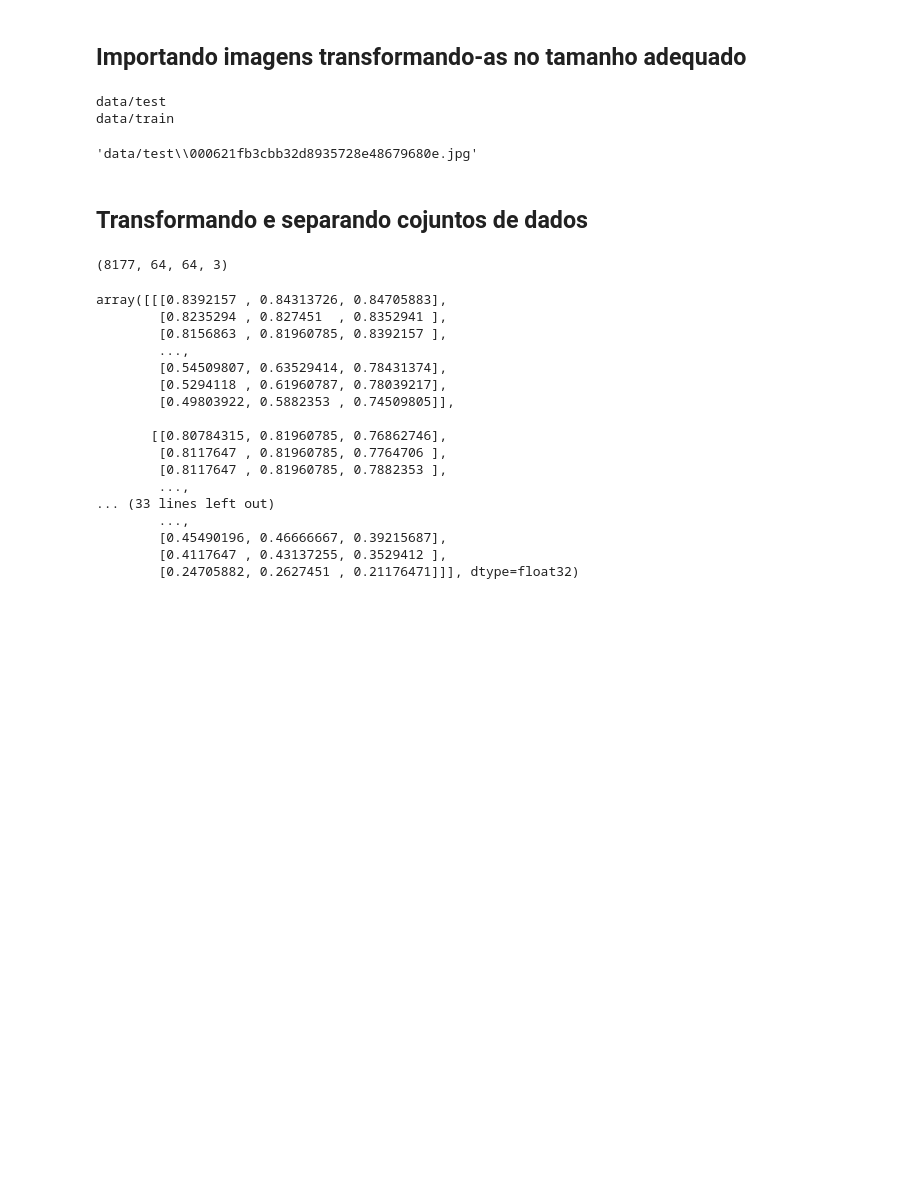
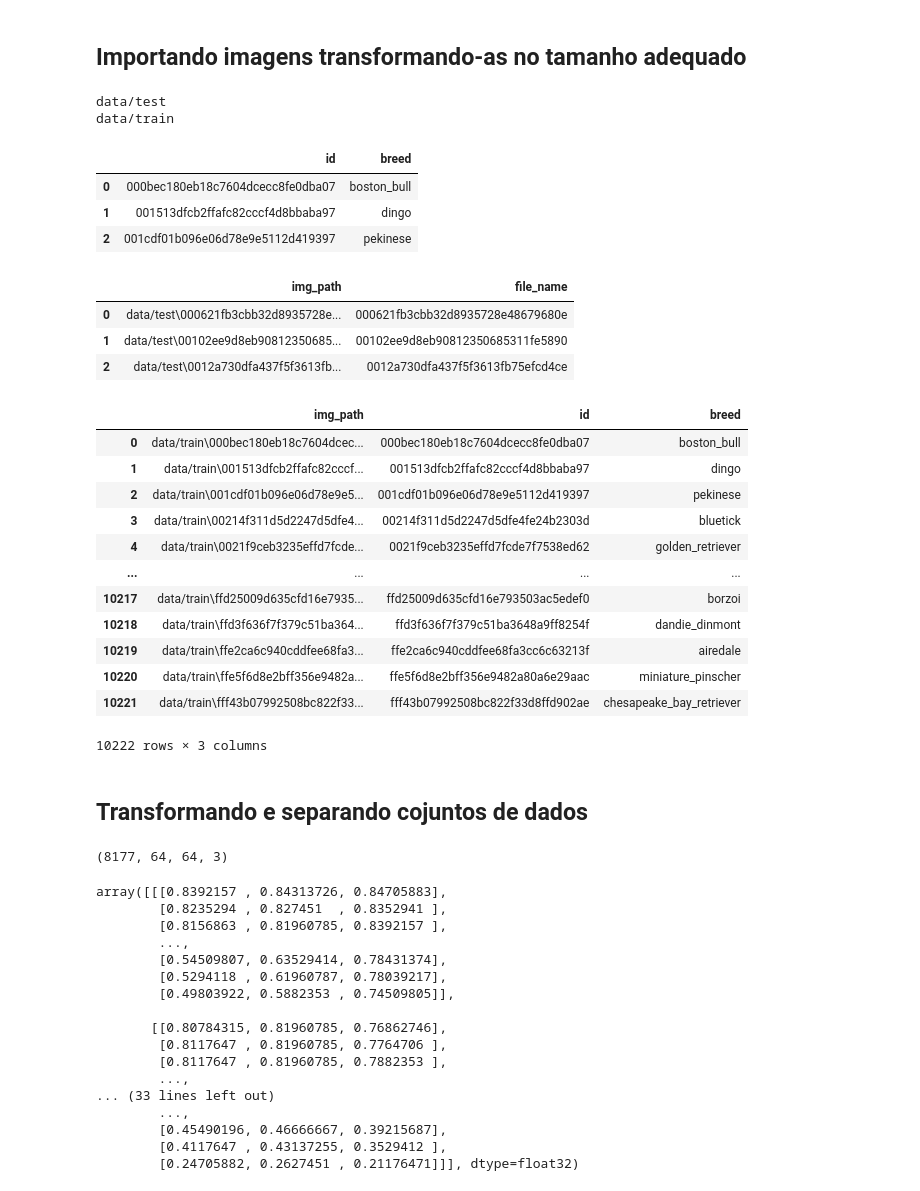
Before and after one commit to vector-b/VAE-Dogs, a Jupyter notebook: VAE-Dogs.ipynb, the cells around one changed output. Saved outputs shown, nothing was run; the diff lists cells and outputs as text; code cells hidden in the pictures; blank space fills up the shorter version.

Commit message:
Fixed Labels

```diff
--- a/VAE-Dogs.ipynb
+++ b/VAE-Dogs.ipynb
@@ -39,11 +43,12 @@ dirs
 ## Importando imagens transformando-as no tamanho adequado
 # %%
 #Carregando as imagens
-def carrega_imagens(paths, dirs):
+def carrega_imagens(paths,label_list, dirs):
     for i in dirs:
         for r, d, f in os.walk(libpath+i):
             print(libpath+i)
             for file in f:
                 if '.jpg' or '.jpeg' in file:
                     paths.append(os.path.join(r, file))
-    return paths
+                    label_list.append(os.path.splitext(file)[0])
+    return paths, label_list
@@ -50,13 +61,47 @@ def carrega_imagens(paths, dirs):
 # %%
 paths = []
-paths = carrega_imagens(paths, dirs)
+label_list = []
+paths, label_list = carrega_imagens(paths, label_list, dirs)
 # %% [output]
 data/test
 data/train
-# %%
-paths[0]
-# %% [output]
-'data/test\\000621fb3cbb32d8935728e48679680e.jpg'
+# %%
+df_with_label  = pd.DataFrame(
+    {'img_path': paths,
+     'file_name': label_list,
+    })
+# %%
+labels.head(3)
+# %% [output]
+|  | id | breed |
+| 0 | 000bec180eb18c7604dcecc8fe0dba07 | boston_bull |
+| 1 | 001513dfcb2ffafc82cccf4d8bbaba97 | dingo |
+| 2 | 001cdf01b096e06d78e9e5112d419397 | pekinese |
+# %%
+df_with_label.head(3)
+# %% [output]
+|  | img_path | file_name |
+| 0 | data/test\000621fb3cbb32d8935728e... | 000621fb3cbb32d8935728e48679680e |
+| 1 | data/test\00102ee9d8eb90812350685... | 00102ee9d8eb90812350685311fe5890 |
+| 2 | data/test\0012a730dfa437f5f3613fb... | 0012a730dfa437f5f3613fb75efcd4ce |
+# %%
+df_labels = df_with_label.merge(labels, how='inner', left_on='file_name', right_on='id').drop(columns='file_name')
+# %%
+df_labels
+# %% [output]
+|  | img_path | id | breed |
+| 0 | data/train\000bec180eb18c7604dcec... | 000bec180eb18c7604dcecc8fe0dba07 | boston_bull |
+| 1 | data/train\001513dfcb2ffafc82cccf... | 001513dfcb2ffafc82cccf4d8bbaba97 | dingo |
+| 2 | data/train\001cdf01b096e06d78e9e5... | 001cdf01b096e06d78e9e5112d419397 | pekinese |
+| 3 | data/train\00214f311d5d2247d5dfe4... | 00214f311d5d2247d5dfe4fe24b2303d | bluetick |
+| 4 | data/train\0021f9ceb3235effd7fcde... | 0021f9ceb3235effd7fcde7f7538ed62 | golden_retriever |
+| ... | ... | ... | ... |
+| 10217 | data/train\ffd25009d635cfd16e7935... | ffd25009d635cfd16e793503ac5edef0 | borzoi |
+| 10218 | data/train\ffd3f636f7f379c51ba364... | ffd3f636f7f379c51ba3648a9ff8254f | dandie_dinmont |
+| 10219 | data/train\ffe2ca6c940cddfee68fa3... | ffe2ca6c940cddfee68fa3cc6c63213f | airedale |
+| 10220 | data/train\ffe5f6d8e2bff356e9482a... | ffe5f6d8e2bff356e9482a80a6e29aac | miniature_pinscher |
+| 10221 | data/train\fff43b07992508bc822f33... | fff43b07992508bc822f33d8ffd902ae | chesapeake_bay_retriever |
+10222 rows × 3 columns
 # %%
 #Convertendo para Numpy Array
 data = []
```
Also changed, not shown: parts of 9 cells of this notebook, 3 other files.
